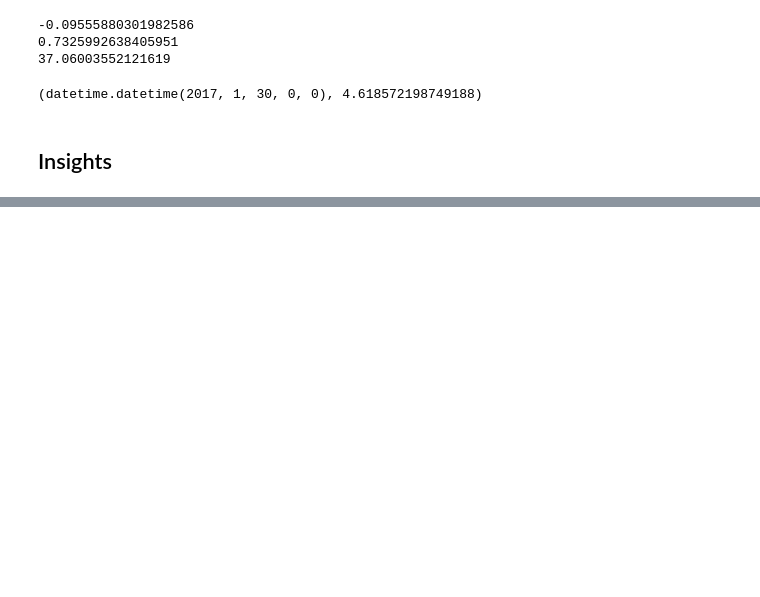
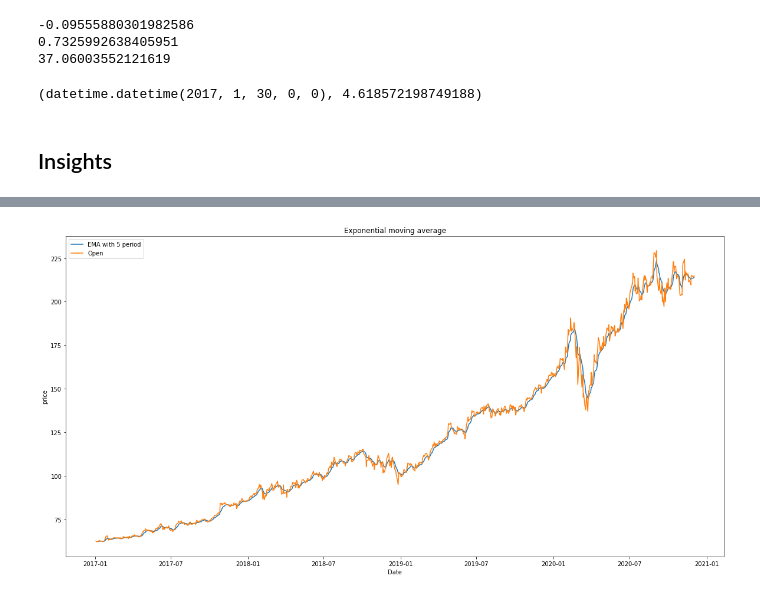
Before and after one commit to Enjoyshi/BigData, a Jupyter notebook: project.ipynb, the cells around one changed output, grey strips where cells are left out. Saved outputs shown, nothing was run; the diff lists cells and outputs as text; code cells hidden in the pictures; blank space fills up the shorter version.

```diff
--- a/project.ipynb
+++ b/project.ipynb
@@ -669,0 +704,41 @@ print(bestRoR(df, "2017-01-03", "month"))
+# %%
+def EMA(df, p=5, column='Open'):
+    """Plot Exponential moving average
+
+    Parameters
+    ----------
+    df : DataFrame
+
+    p : int
+        period, default 5
+
+    columns: string
+        Open or Close, default Open
+    Returns
+    -------
+        Void
+    """
+    @pandas_udf('float')
+    def ema(pdf):
+        return pdf.ewm(com = p - 1, adjust=True, min_periods = p).mean()
+
+    df = df.withColumn('ewm', ema(col(column)))
+
+    Date = [val for val in df.select('Date').collect()]
+    rsi = [val for val in df.select('ewm').collect()]
+    ref = [val for val in df.select(column).collect()]
+
+    plt.figure(figsize=(20,10))
+    plt.title("Exponential moving average")
+    plt.xlabel('Date')
+    plt.ylabel('price')
+
+    plt.plot(Date, rsi, label= 'EMA with ' + str(p) + ' period')
+    plt.plot(Date, ref, label= column)
+
+    plt.legend()
+    plt.show()
+# %%
+EMA(df)
+# %% [output]
+[figure, added]
```
Also changed, not shown: parts of 19 cells of this notebook.
